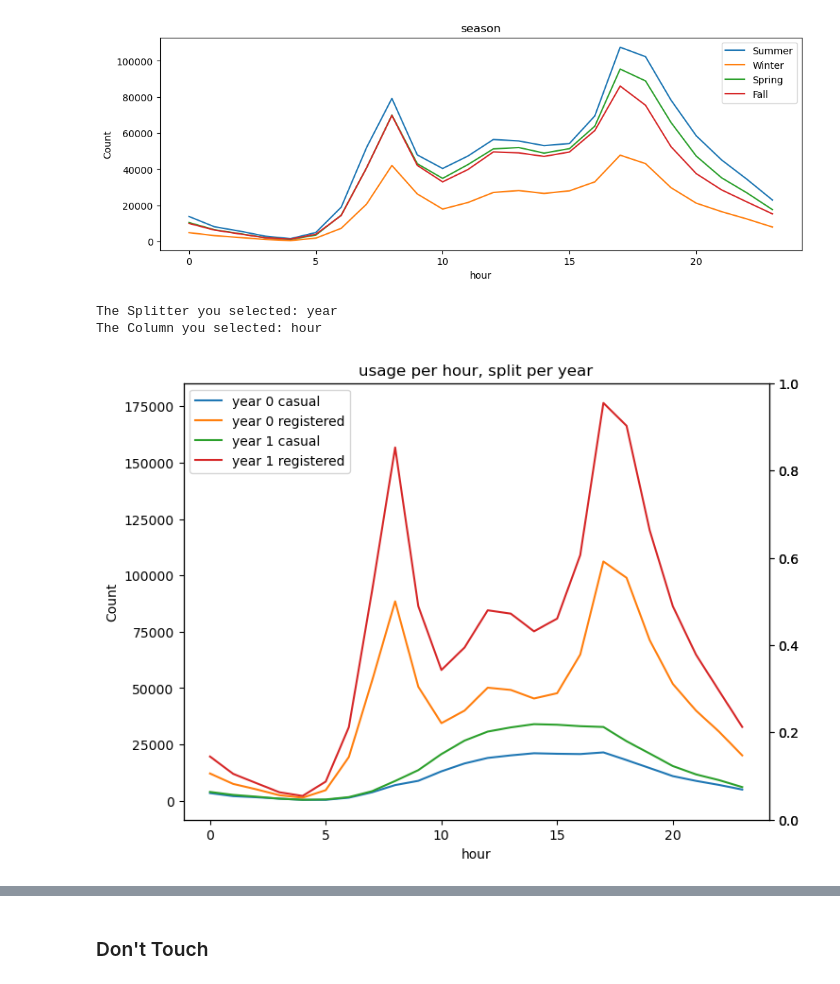
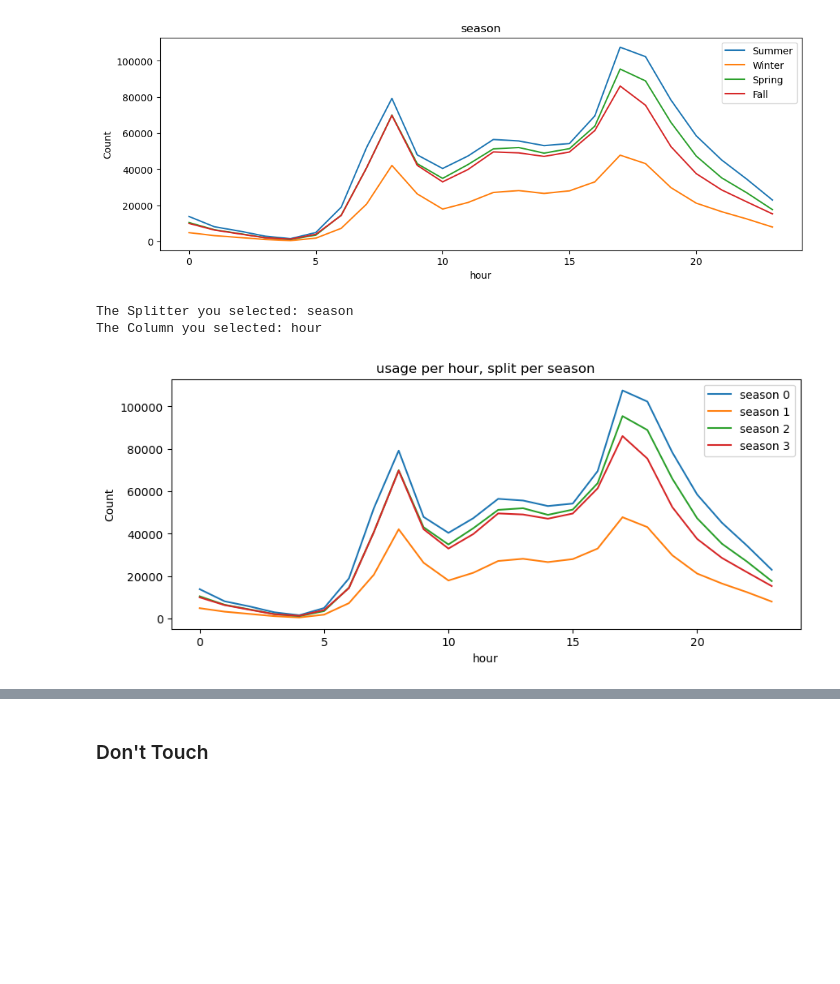
Before and after one commit to RHout19/Project-1, a Jupyter notebook: Model 1/Project 3/Sprint_1_Data_Wrangling.ipynb, the cells around one changed output, grey strips where cells are left out. Saved outputs shown, nothing was run; the diff lists cells and outputs as text; code cells hidden in the pictures; blank space fills up the shorter version.

```diff
--- a/Model 1/Project 3/Sprint_1_Data_Wrangling.ipynb
+++ b/Model 1/Project 3/Sprint_1_Data_Wrangling.ipynb
@@ -284,7 +284,7 @@ for idx, c in reversed(list(enumerate(['red', 'blue']))):
         x.append(h[0])
         y.append(h[1]['count'].sum())
 
-    axs.bar(x, y, color= c, label=f'Year {2011+idx}', )
+    axs.bar(x, y, color= c, label=f'Year {2011+idx}', edgecolor='black' )
     axs.set_title(f'Usage per {wanted_input}')
     axs.set_xlabel(wanted_input)
     axs.set_ylabel('Count')
@@ -303,6 +303,8 @@ sns.barplot(x = 'month',
             y = 'realatemp',
             hue = 'year',
             ci = 0,
-            data = df)
+            data = df,
+            edgecolor='black')
+sns.set_style('dark')
 plt.show()
 # %% [output]
@@ -489,7 +492,7 @@ The Column you selected: hour
 [figure]
 # %%
 def paint(splitter, catagory, combine=True):
-    fig, axs = plt.subplots(1, sharey=True, figsize=(8, 6))
+    fig, axs = plt.subplots(1, sharey=True, figsize=(10, 4))
 
     #this converts all words in a column into a number
     cat= df[splitter].unique()
@@ -505,35 +508,35 @@ def paint(splitter, catagory, combine=True):
             c.append(h[1]['casual'].sum())
             r.append(h[1]['registered'].sum())
         if combine == True:
             axs.plot(x, y, label = f'{splitter} {idx}')
-            axs.set_title(splitter)
+            axs.set_title(f'usage per {catagory}, split per {splitter}' )
             axs.set_xlabel(catagory)
             axs.set_ylabel('Count')
         else:
             axs.plot(x, c, label = f'{splitter} {idx} casual')
             axs2 = axs.twinx()
             axs.plot(x, r, label = f'{splitter} {idx} registered')
             axs.set_title(f'usage per {catagory}, split per {splitter}' )
             axs.set_xlabel(catagory)
             axs.set_ylabel('Count')
         if len(cat) < 13:
             axs.legend()
     plt.show()
 
 valid_inputs = df.columns
 splitter_input = input(f"Select a Splitter from the following: {', '.join(valid_inputs)}\n")
 column_input = input(f"Select a Catagory from the following: {', '.join(valid_inputs)}\n")
 
 if splitter_input not in valid_inputs:
     print("Invalid input. Please try again.")
 elif column_input not in valid_inputs:
     print("Invalid second input. Please try again.")
 else:
     print(f"The Splitter you selected: {splitter_input}")
     print(f"The Column you selected: {column_input}")
-    paint(splitter_input, column_input, False)
+    paint(splitter_input, column_input, True)
 # %% [output]
-The Splitter you selected: year
+The Splitter you selected: season
 The Column you selected: hour
-[figure, old version]
+[figure, new version]
 # %%
```
Also changed, not shown: parts of 8 cells of this notebook, 1 other file.
